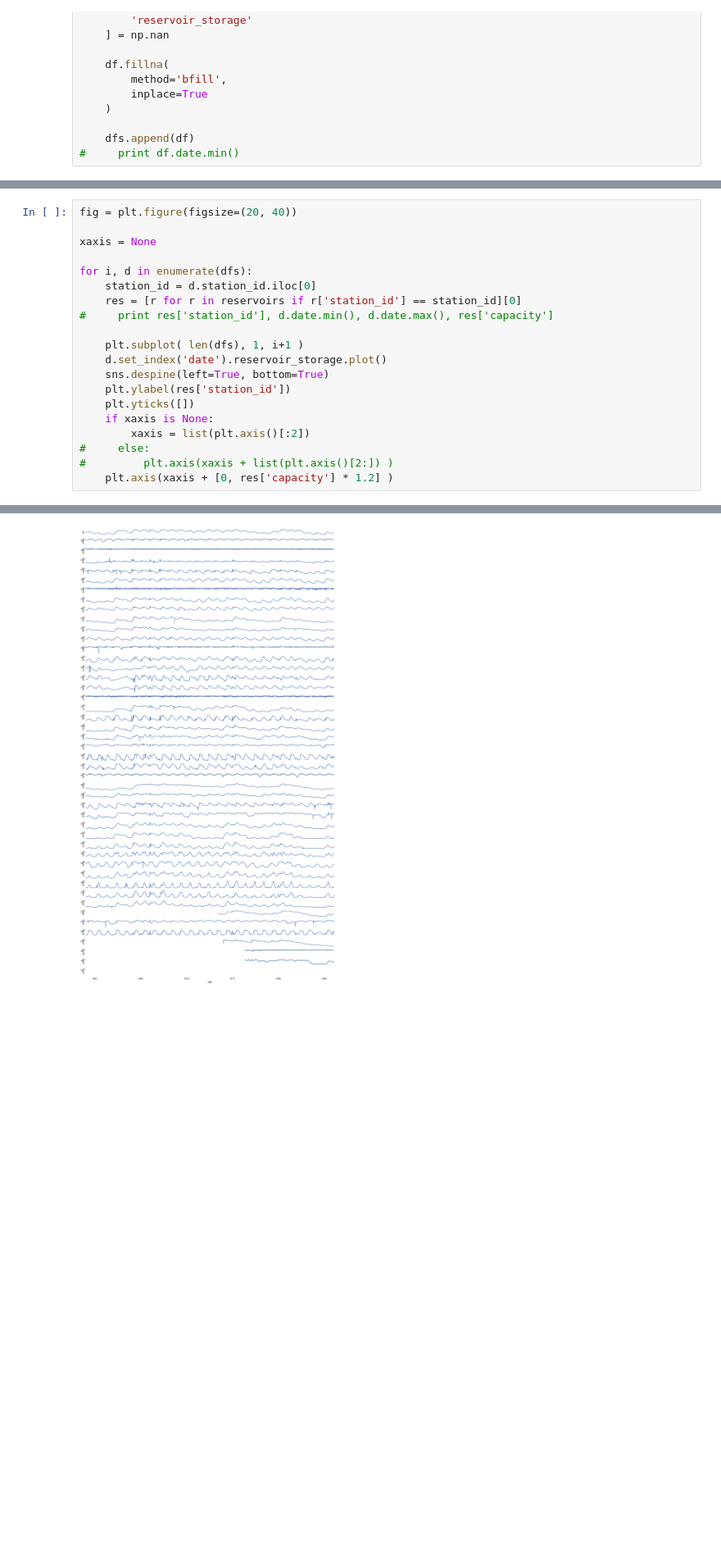
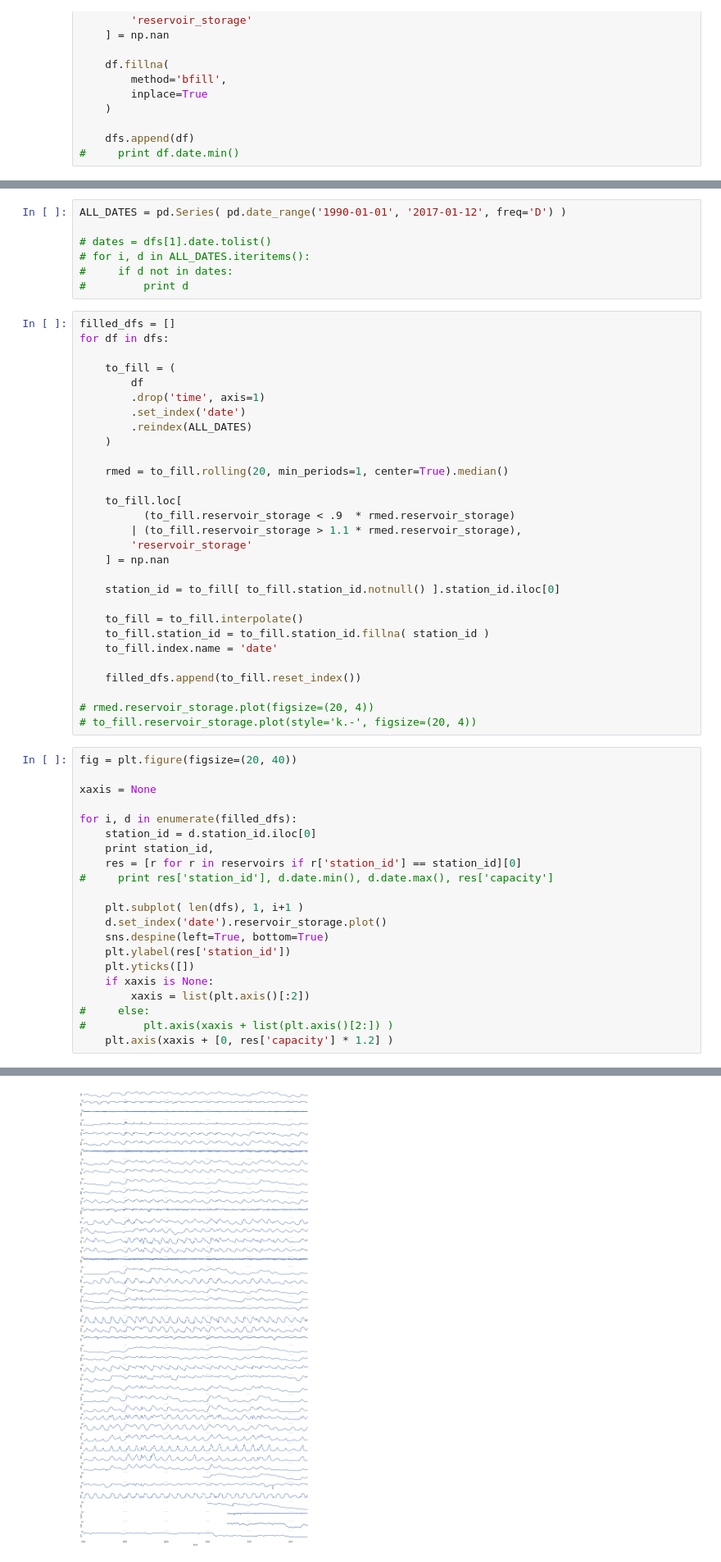
Before and after one commit to matttrent/waterbot, a Jupyter notebook: notebooks/historical_levels.ipynb, the cells around one changed output, grey strips where cells are left out. Shown at 82% size. Saved outputs shown, nothing was run; the diff lists cells and outputs as text; blank space fills up the shorter version.

Commit message:
historical levels plot

```diff
--- a/notebooks/historical_levels.ipynb
+++ b/notebooks/historical_levels.ipynb
@@ -48,10 +52,47 @@ for reservoir in reservoirs:
+# %%
+ALL_DATES = pd.Series( pd.date_range('1990-01-01', '2017-01-12', freq='D') )
+
+# dates = dfs[1].date.tolist()
+# for i, d in ALL_DATES.iteritems():
+#     if d not in dates:
+#         print d
+# %%
+filled_dfs = []
+for df in dfs:
+
+    to_fill = (
+        df
+        .drop('time', axis=1)
+        .set_index('date')
+        .reindex(ALL_DATES)
+    )
+
+    rmed = to_fill.rolling(20, min_periods=1, center=True).median()
+
+    to_fill.loc[
+          (to_fill.reservoir_storage < .9  * rmed.reservoir_storage)
+        | (to_fill.reservoir_storage > 1.1 * rmed.reservoir_storage),
+        'reservoir_storage'
+    ] = np.nan
+
+    station_id = to_fill[ to_fill.station_id.notnull() ].station_id.iloc[0]
+
+    to_fill = to_fill.interpolate()
+    to_fill.station_id = to_fill.station_id.fillna( station_id )
+    to_fill.index.name = 'date'
+
+    filled_dfs.append(to_fill.reset_index())
+
+# rmed.reservoir_storage.plot(figsize=(20, 4))
+# to_fill.reservoir_storage.plot(style='k.-', figsize=(20, 4))
 # %%
 fig = plt.figure(figsize=(20, 40))
 
 xaxis = None
 
-for i, d in enumerate(dfs):
+for i, d in enumerate(filled_dfs):
     station_id = d.station_id.iloc[0]
+    print station_id,
     res = [r for r in reservoirs if r['station_id'] == station_id][0]
 #     print res['station_id'], d.date.min(), d.date.max(), res['capacity']
 
@@ -69,2 +111,2 @@ for i, d in enumerate(dfs):
-[figure, old version]
+[figure, new version]
 # %%
```
Also changed, not shown: parts of 16 cells of this notebook.
